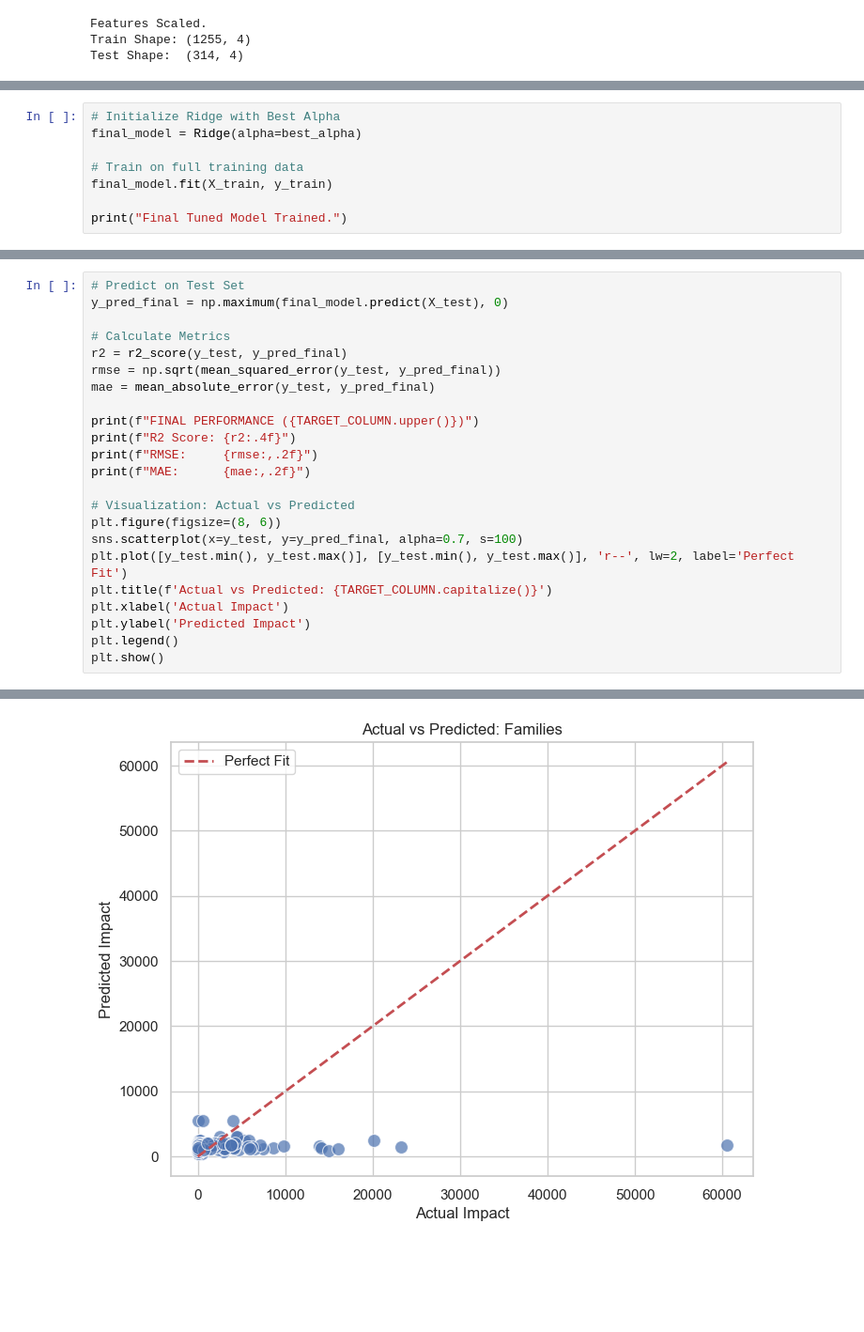
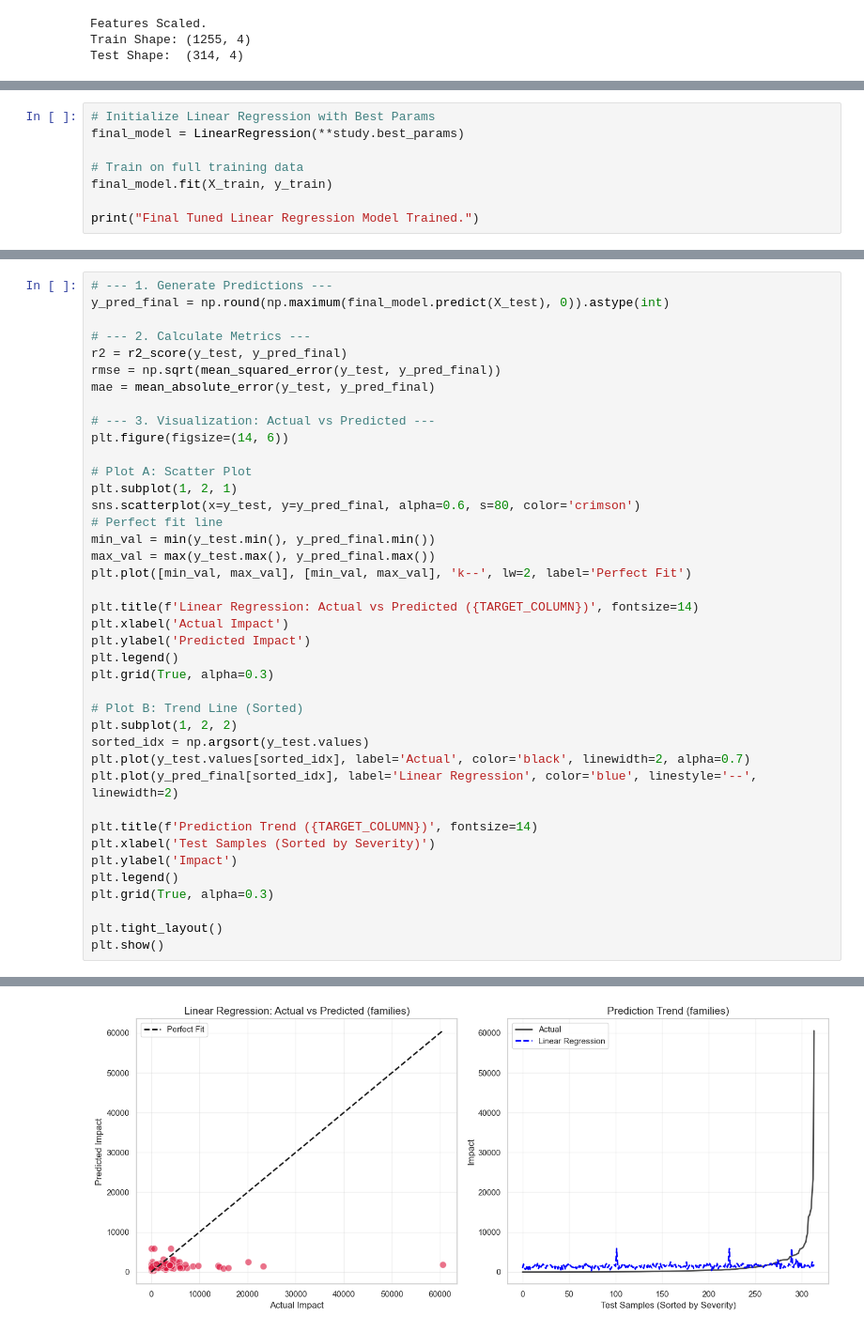
Before and after one commit to hirajya/K-Prototypes-Clustering-Algorithm-for-Post-Tropical-Cyclone-Impact-Profiling-in-the-Philippines, a Jupyter notebook: notebooks/Outcome Prediction/lr-predictions/families/families.ipynb, the cells around one changed output, grey strips where cells are left out. Shown at 94% size. Saved outputs shown, nothing was run; the diff lists cells and outputs as text; blank space fills up the shorter version.

```diff
--- a/notebooks/Outcome Prediction/lr-predictions/families/families.ipynb
+++ b/notebooks/Outcome Prediction/lr-predictions/families/families.ipynb
@@ -211,9 +304,9 @@ Tuning Complete. Best Alpha: 99.0929
 # %%
-# Initialize Ridge with Best Alpha
-final_model = Ridge(alpha=best_alpha)
+# Initialize Linear Regression with Best Params
+final_model = LinearRegression(**study.best_params)
 
 # Train on full training data
 final_model.fit(X_train, y_train)
 
-print("Final Tuned Model Trained.")
+print("Final Tuned Linear Regression Model Trained.")
 # %% [output]
@@ -272,24 +358,41 @@ R² Score          0.0005              0.0020       0.0015
 # %%
-# Predict on Test Set
-y_pred_final = np.maximum(final_model.predict(X_test), 0)
+# --- 1. Generate Predictions ---
+y_pred_final = np.round(np.maximum(final_model.predict(X_test), 0)).astype(int)
 
-# Calculate Metrics
+# --- 2. Calculate Metrics ---
 r2 = r2_score(y_test, y_pred_final)
 rmse = np.sqrt(mean_squared_error(y_test, y_pred_final))
 mae = mean_absolute_error(y_test, y_pred_final)
 
-print(f"FINAL PERFORMANCE ({TARGET_COLUMN.upper()})")
-print(f"R2 Score: {r2:.4f}")
-print(f"RMSE:     {rmse:,.2f}")
-print(f"MAE:      {mae:,.2f}")
+# --- 3. Visualization: Actual vs Predicted ---
+plt.figure(figsize=(14, 6))
 
-# Visualization: Actual vs Predicted
-plt.figure(figsize=(8, 6))
-sns.scatterplot(x=y_test, y=y_pred_final, alpha=0.7, s=100)
-plt.plot([y_test.min(), y_test.max()], [y_test.min(), y_test.max()], 'r--', lw=2, label='Perfect Fit')
-plt.title(f'Actual vs Predicted: {TARGET_COLUMN.capitalize()}')
+# Plot A: Scatter Plot
+plt.subplot(1, 2, 1)
+sns.scatterplot(x=y_test, y=y_pred_final, alpha=0.6, s=80, color='crimson')
+# Perfect fit line
+min_val = min(y_test.min(), y_pred_final.min())
+max_val = max(y_test.max(), y_pred_final.max())
+plt.plot([min_val, max_val], [min_val, max_val], 'k--', lw=2, label='Perfect Fit')
+
+plt.title(f'Linear Regression: Actual vs Predicted ({TARGET_COLUMN})', fontsize=14)
 plt.xlabel('Actual Impact')
 plt.ylabel('Predicted Impact')
 plt.legend()
+plt.grid(True, alpha=0.3)
+
+# Plot B: Trend Line (Sorted)
+plt.subplot(1, 2, 2)
+sorted_idx = np.argsort(y_test.values)
+plt.plot(y_test.values[sorted_idx], label='Actual', color='black', linewidth=2, alpha=0.7)
+plt.plot(y_pred_final[sorted_idx], label='Linear Regression', color='blue', linestyle='--', linewidth=2)
+
+plt.title(f'Prediction Trend ({TARGET_COLUMN})', fontsize=14)
+plt.xlabel('Test Samples (Sorted by Severity)')
+plt.ylabel('Impact')
+plt.legend()
+plt.grid(True, alpha=0.3)
+
+plt.tight_layout()
 plt.show()
 # %% [output]
@@ -300,2 +399,2 @@ MAE:      1,799.94
-[figure, old version]
+[figure, new version]
 # %%
```
Also changed, not shown: parts of 31 cells of this notebook, 1 other file.
